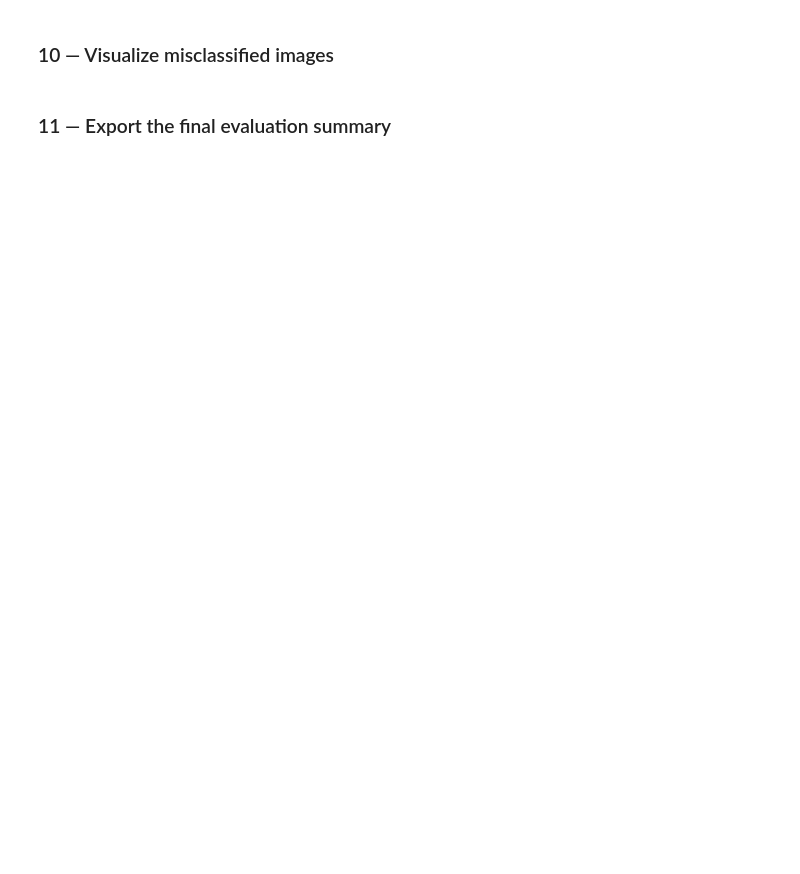
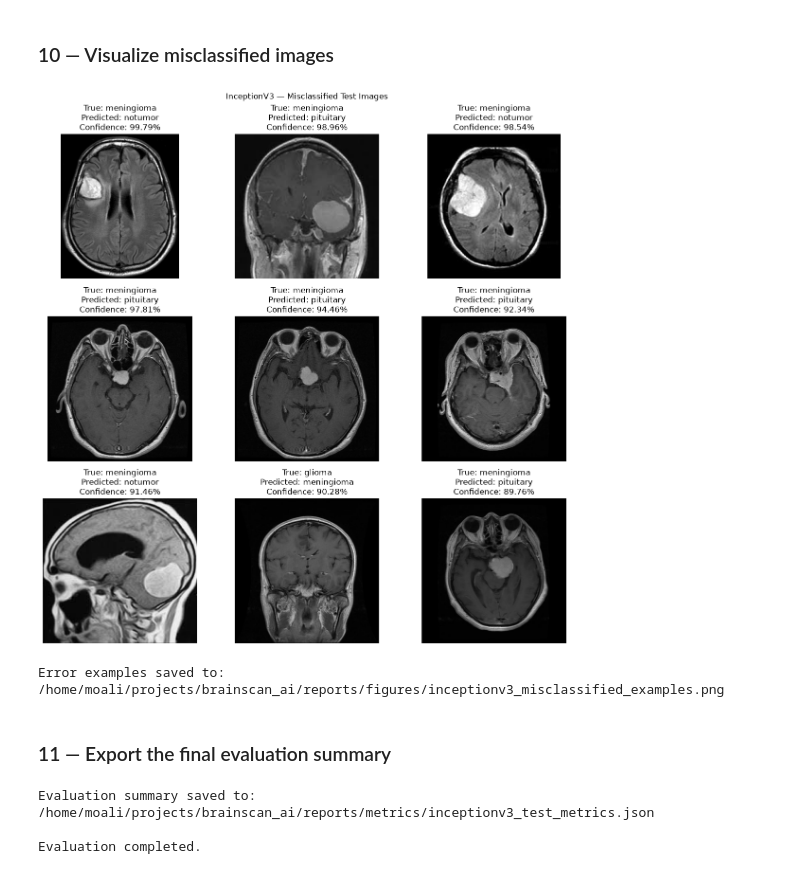
Before and after one commit to mo24ali/brainscan_obj, a Jupyter notebook: notebooks/06_model_evaluation.ipynb, the cells around one changed output. Cells and saved outputs as stored; diff of their text form; code cells hidden in the pictures; blank space fills up the shorter version.

```diff
--- a/notebooks/06_model_evaluation.ipynb
+++ b/notebooks/06_model_evaluation.ipynb
@@ -306,4 +484,67 @@ Average time per image: 0.029911 seconds
 # %% [markdown]
 ### 10 — Visualize misclassified images
+# %%
+from PIL import Image
+
+num_examples = min(9, len(errors_df))
+
+if num_examples == 0:
+    print("No misclassified images found in this test run.")
+else:
+    fig, axes = plt.subplots(3, 3, figsize=(12, 12))
+    axes = axes.flatten()
+
+    for ax in axes:
+        ax.axis("off")
+
+    for i, (_, row) in enumerate(errors_df.head(num_examples).iterrows()):
+        with Image.open(row["resolved_image_path"]) as image:
+            axes[i].imshow(image.convert("RGB"))
+
+        axes[i].set_title(
+            f"True: {row['true_class']}\n"
+            f"Predicted: {row['predicted_class']}\n"
+            f"Confidence: {row['confidence']:.2%}"
+        )
+        axes[i].axis("off")
+
+    plt.suptitle("InceptionV3 — Misclassified Test Images")
+    plt.tight_layout()
+
+    ERROR_FIGURE_PATH = FIGURES_DIR / "inceptionv3_misclassified_examples.png"
+    plt.savefig(ERROR_FIGURE_PATH, dpi=150, bbox_inches="tight")
+    plt.show()
+
+    print("Error examples saved to:", ERROR_FIGURE_PATH)
+# %% [output]
+[figure, added]
+Error examples saved to: /home/moali/projects/brainscan_ai/reports/figures/inceptionv3_misclassified_examples.png
 # %% [markdown]
 ### 11 — Export the final evaluation summary
+# %%
+METRICS_PATH = METRICS_DIR / "inceptionv3_test_metrics.json"
+
+evaluation_summary = {
+    "model": "InceptionV3",
+    "evaluation_split": "test",
+    "test_samples": int(len(test_df)),
+    "input_shape": list(INPUT_SHAPE),
+    "class_names": CLASS_NAMES,
+    "metrics": metrics,
+    "confusion_matrix": cm.tolist(),
+    "limitations": [
+        "Results depend on the quality and representativeness of the dataset.",
+        "Prediction confidence is not a calibrated measure of clinical certainty.",
+        "This evaluation does not establish clinical safety or diagnostic readiness.",
+    ],
+}
+
+with open(METRICS_PATH, "w", encoding="utf-8") as file:
+    json.dump(evaluation_summary, file, indent=4)
+
+print("Evaluation summary saved to:", METRICS_PATH)
+print("\nEvaluation completed.")
+# %% [output]
+Evaluation summary saved to: /home/moali/projects/brainscan_ai/reports/metrics/inceptionv3_test_metrics.json
+
+Evaluation completed.
```
Also changed, not shown: parts of 7 cells of this notebook.
